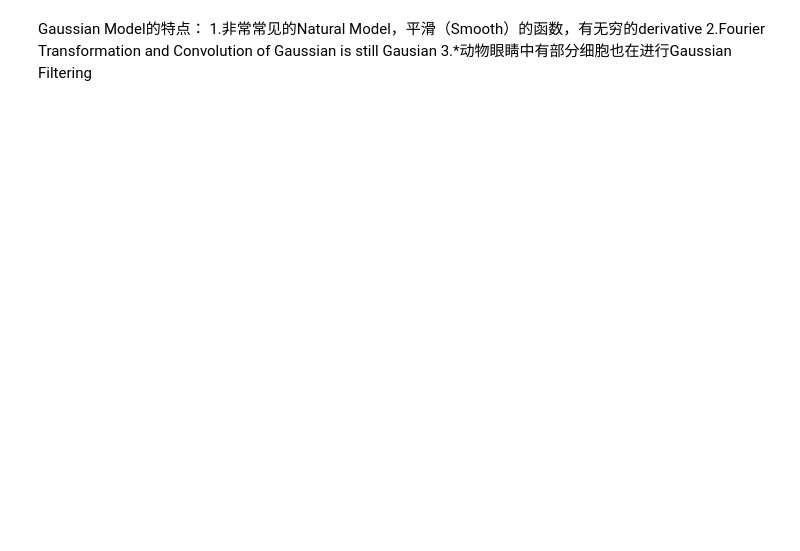
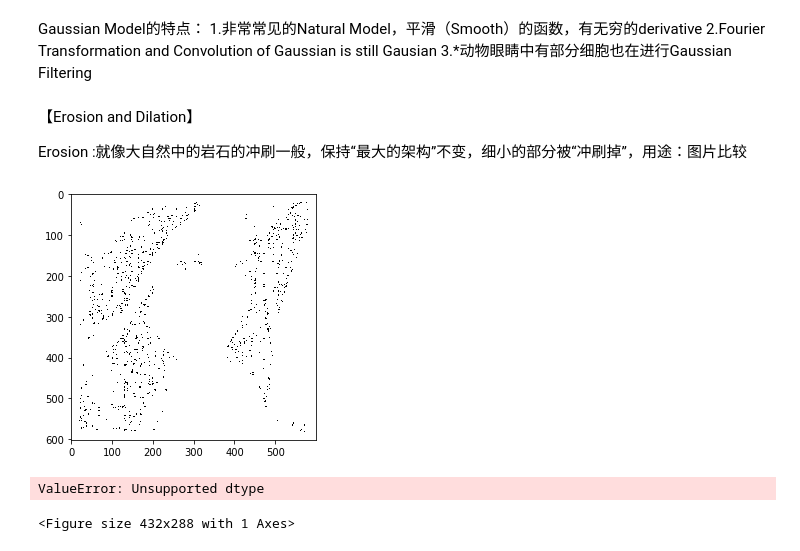
Before and after one commit to williamjiamin/Computer_Vision, a Jupyter notebook: 【乐学偶得出品】【ComputerVision】【Filter】.ipynb, the cells around one changed output. Saved outputs shown, nothing was run; the diff lists cells and outputs as text; code cells hidden in the pictures; blank space fills up the shorter version.

```diff
--- a/【乐学偶得出品】【ComputerVision】【Filter】.ipynb
+++ b/【乐学偶得出品】【ComputerVision】【Filter】.ipynb
@@ -249,3 +249,33 @@ Gaussian Model的特点：
 1.非常常见的Natural Model，平滑（Smooth）的函数，有无穷的derivative
 2.Fourier Transformation and Convolution of Gaussian is still Gausian
 3.*动物眼睛中有部分细胞也在进行Gaussian Filtering
+# %% [markdown]
+【Erosion and Dilation】
+
+Erosion :就像大自然中的岩石的冲刷一般，保持“最大的架构”不变，细小的部分被“冲刷掉”，用途：图片比较
+# %%
+from skimage import morphology
+from skimage import io
+
+img = io.imread('6.Gaussian_Noise.png')
+
+erosion_img = morphology.binary_erosion(img)
+
+io.imshow(erosion_img)
+io.show()
+# %% [output]
+[figure, added]
+# %%
+# not ok , binary erosion !
+from skimage import morphology
+from skimage import io
+
+img = io.imread('20.erosion_example.png')
+
+img_erosion = morphology.binary_erosion(img)
+
+io.imshow(img_erosion)
+io.show()
+# %% [output]
+ValueError: Unsupported dtype
+<Figure size 432x288 with 1 Axes>
```
Also changed, not shown: parts of 16 cells of this notebook, 1 other file.
